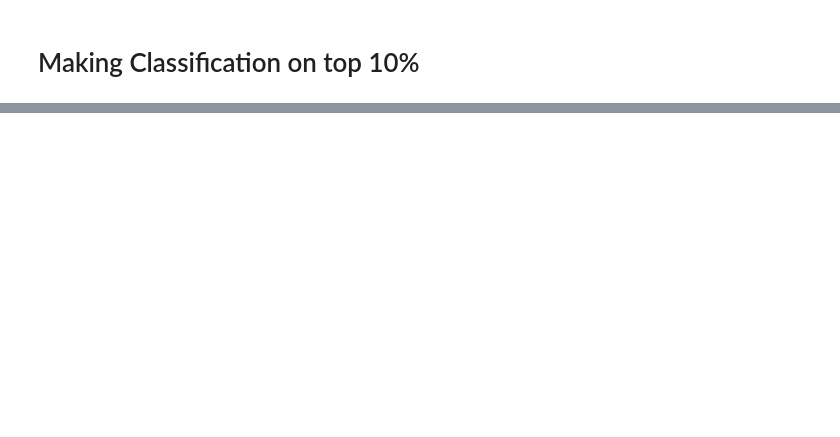
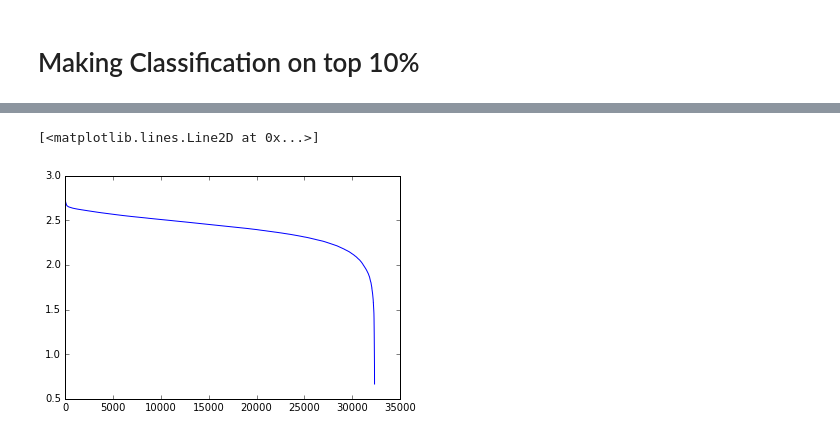
Before and after one commit to vpberges/CS341appranking, a Jupyter notebook: Predictors.ipynb, the cells around one changed output, grey strips where cells are left out. Saved outputs shown, nothing was run; the diff lists cells and outputs as text; code cells hidden in the pictures; blank space fills up the shorter version.

```diff
--- a/Predictors.ipynb
+++ b/Predictors.ipynb
@@ -486,0 +547,20 @@ print len(y_pred)
+# %%
+output_scaled = output
+#Is top ?
+def generator_outputScaler(inp):
+    #return math.exp(inp[5]*1.0/12329752*100)   #28%
+    #return 1.0/(20000000-inp[5])   #0.618429189858
+    #return inp[5]**2       #53.8045828797
+    #return (inp[5]*1.0/20000000)**2*inp[5]     #46.3834326015
+    #return (inp[5]*1.0/1500000)**0.5   #  56.5875142341
+    #return 100.0/(1+math.exp(-(inp[5]-1500000)*1.0/100000))    #54.4230120696
+    #return 200.0/(1+math.exp(-(inp[5]-1500000)*1.0/1000000)) - 100    #55.9691806875
+    #return math.log(inp[5])      #58.7522076851
+    return inp[5]               #58.4429930902
+    #return 200.0/(1+math.exp(-(inp[5]*1.0/1500000-1)*10)) - 100       #55.3506558544
+    #return math.exp(1.0/(1+math.exp(-(inp[5]*1.0/1500000-1)*10)))     #
+
+
+output_scaled["scaled_downloads"] = output.apply(generator_outputScaler,axis = 1)
+
+#output_scaled["scaled_downloads"] =(output['cumulative_downloads_2016-02']-output['cumulative_downloads_2016-02'].mean())/output['cumulative_downloads_2016-02'].std()
@@ -486,0 +625,5 @@ print len(y_pred)
+# %%
+plt.plot(list(output_scaled.sort_values(by= 'cumulative_downloads_2016-02',ascending = False)["scaled_downloads"]))
+# %% [output]
+[<matplotlib.lines.Line2D at 0x...>]
+[figure, added]
```
Also changed, not shown: parts of 24 cells of this notebook.
